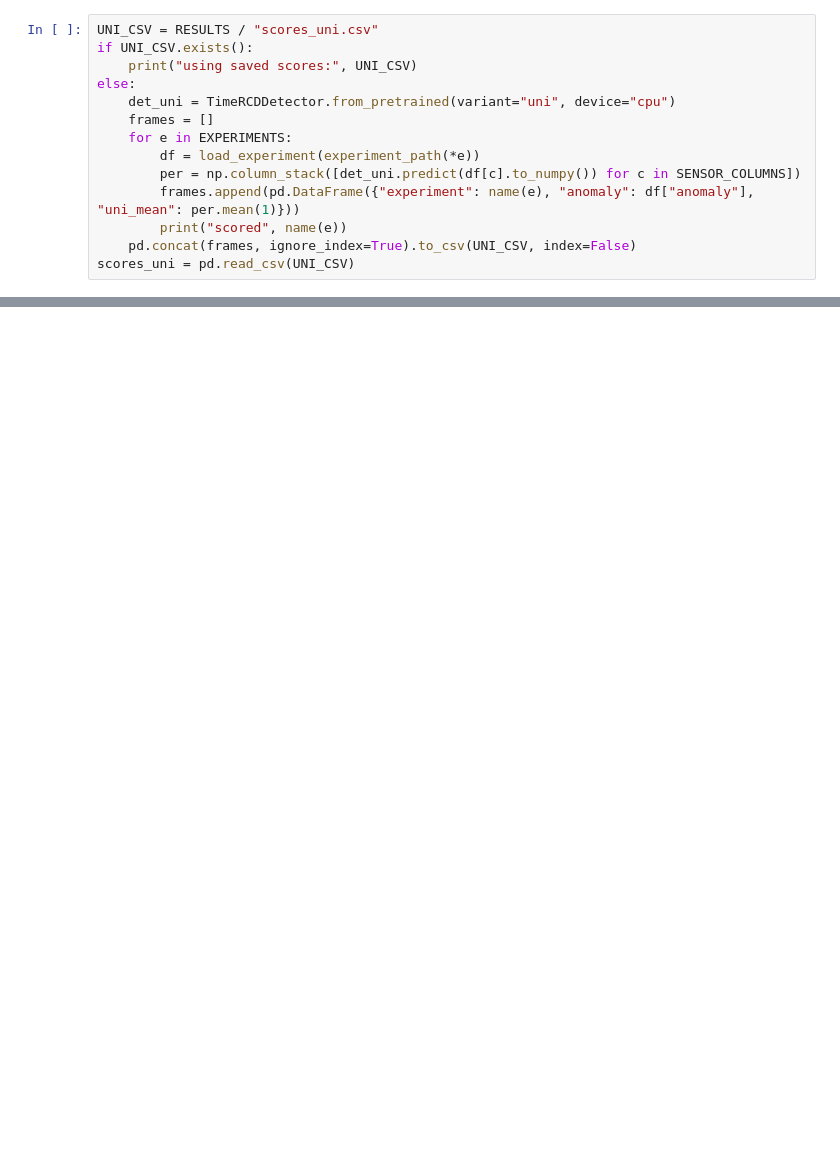
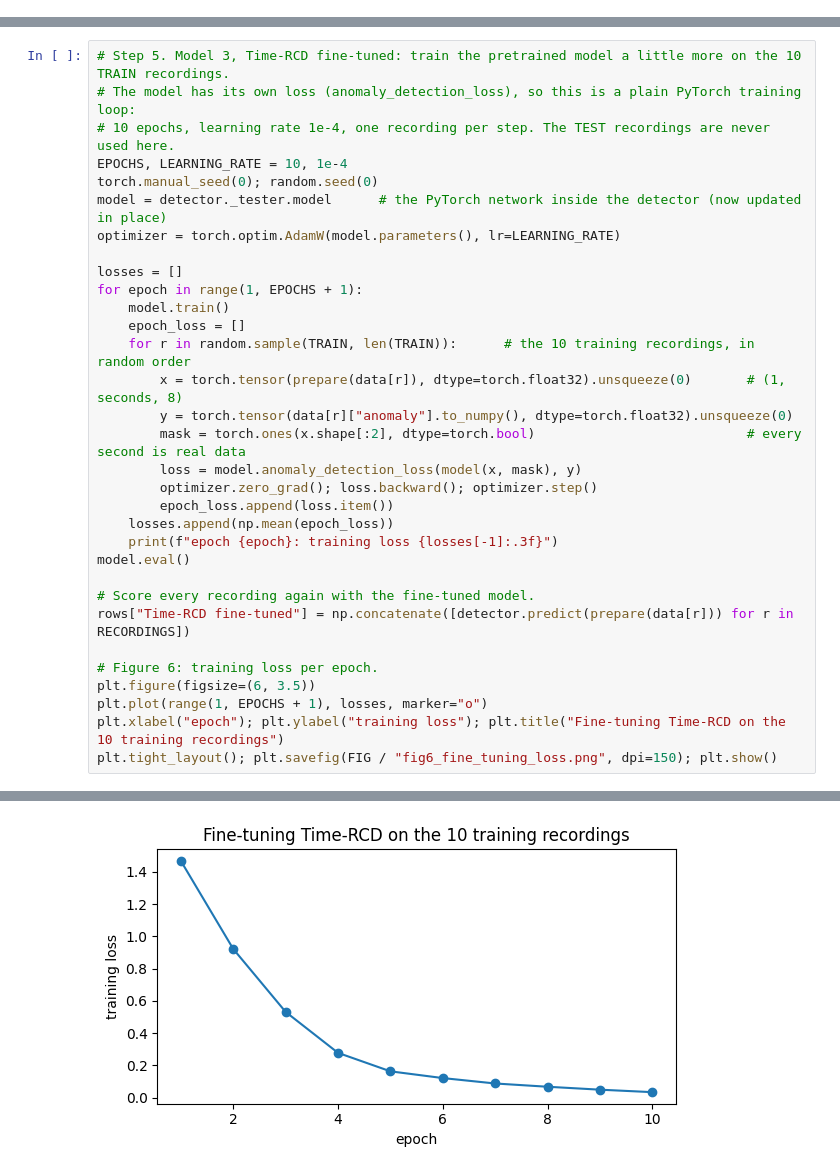
Before and after one commit to asiralabi/skab-timercd-anomaly-detection, a Jupyter notebook: notebook/project.ipynb, the cells around one changed output, grey strips where cells are left out. Drawn from its saved outputs; the diff is of its cells as text; blank space fills up the shorter version.

```diff
--- a/notebook/project.ipynb
+++ b/notebook/project.ipynb
@@ -247,14 +127,0 @@ separately and average the scores, to compare against the multivariate model in
-# %%
-UNI_CSV = RESULTS / "scores_uni.csv"
-if UNI_CSV.exists():
-    print("using saved scores:", UNI_CSV)
-else:
-    det_uni = TimeRCDDetector.from_pretrained(variant="uni", device="cpu")
-    frames = []
-    for e in EXPERIMENTS:
-        df = load_experiment(experiment_path(*e))
-        per = np.column_stack([det_uni.predict(df[c].to_numpy()) for c in SENSOR_COLUMNS])
-        frames.append(pd.DataFrame({"experiment": name(e), "anomaly": df["anomaly"], "uni_mean": per.mean(1)}))
-        print("scored", name(e))
-    pd.concat(frames, ignore_index=True).to_csv(UNI_CSV, index=False)
-scores_uni = pd.read_csv(UNI_CSV)
@@ -466,0 +158,33 @@ See `README.md` for the full discussion. In short:
+# %%
+# Step 5. Model 3, Time-RCD fine-tuned: train the pretrained model a little more on the 10 TRAIN recordings.
+# The model has its own loss (anomaly_detection_loss), so this is a plain PyTorch training loop:
+# 10 epochs, learning rate 1e-4, one recording per step. The TEST recordings are never used here.
+EPOCHS, LEARNING_RATE = 10, 1e-4
+torch.manual_seed(0); random.seed(0)
+model = detector._tester.model      # the PyTorch network inside the detector (now updated in place)
+optimizer = torch.optim.AdamW(model.parameters(), lr=LEARNING_RATE)
+
+losses = []
+for epoch in range(1, EPOCHS + 1):
+    model.train()
+    epoch_loss = []
+    for r in random.sample(TRAIN, len(TRAIN)):      # the 10 training recordings, in random order
+        x = torch.tensor(prepare(data[r]), dtype=torch.float32).unsqueeze(0)       # (1, seconds, 8)
+        y = torch.tensor(data[r]["anomaly"].to_numpy(), dtype=torch.float32).unsqueeze(0)
+        mask = torch.ones(x.shape[:2], dtype=torch.bool)                           # every second is real data
+        loss = model.anomaly_detection_loss(model(x, mask), y)
+        optimizer.zero_grad(); loss.backward(); optimizer.step()
+        epoch_loss.append(loss.item())
+    losses.append(np.mean(epoch_loss))
+    print(f"epoch {epoch}: training loss {losses[-1]:.3f}")
+model.eval()
+
+# Score every recording again with the fine-tuned model.
+rows["Time-RCD fine-tuned"] = np.concatenate([detector.predict(prepare(data[r])) for r in RECORDINGS])
+
+# Figure 6: training loss per epoch.
+plt.figure(figsize=(6, 3.5))
+plt.plot(range(1, EPOCHS + 1), losses, marker="o")
+plt.xlabel("epoch"); plt.ylabel("training loss"); plt.title("Fine-tuning Time-RCD on the 10 training recordings")
+plt.tight_layout(); plt.savefig(FIG / "fig6_fine_tuning_loss.png", dpi=150); plt.show()
+# %% [output]
@@ -466,0 +201 @@ See `README.md` for the full discussion. In short:
+[figure, added]
```
Also changed, not shown: parts of 36 cells of this notebook, 12 other files.
